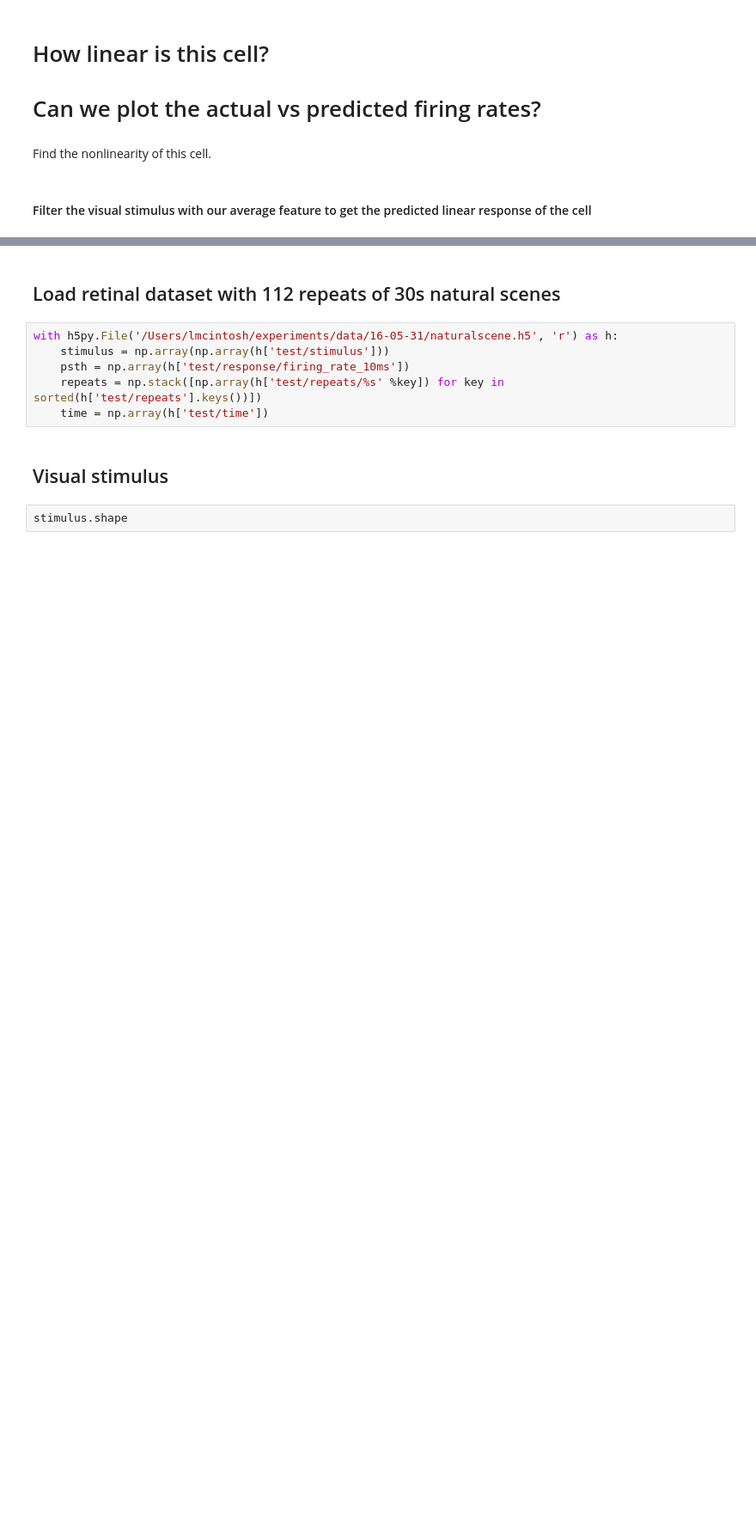
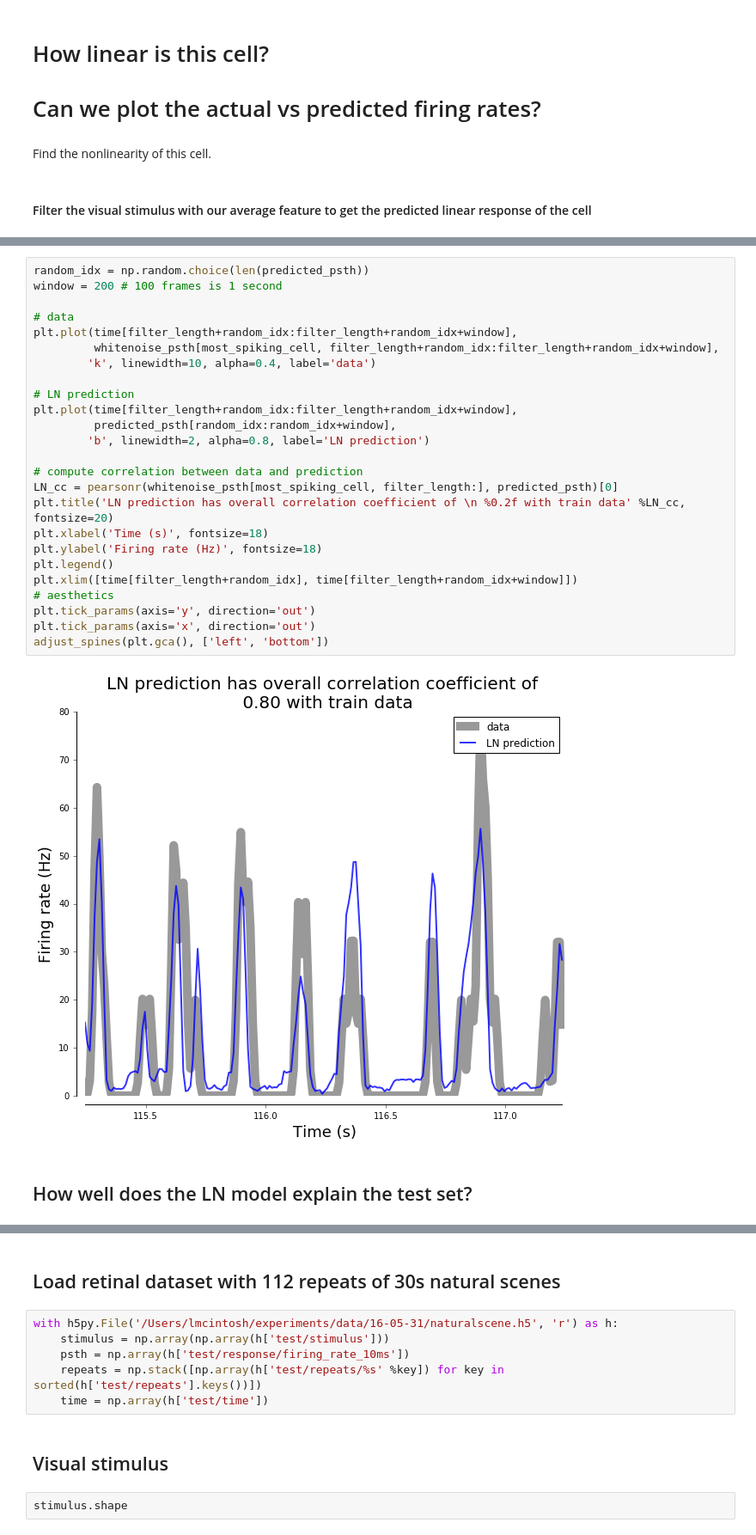
Before and after one commit to lmcintosh/deep-retina-tutorial, a Jupyter notebook: modeling retinal response variability.ipynb, the cells around one changed output, grey strips where cells are left out. Shown at 86% size. Drawn from its saved outputs; the diff is of its cells as text; blank space fills up the shorter version.

```diff
--- a/modeling retinal response variability.ipynb
+++ b/modeling retinal response variability.ipynb
@@ -179,0 +249,29 @@ filtered_stim.shape
+# %%
+random_idx = np.random.choice(len(predicted_psth))
+window = 200 # 100 frames is 1 second
+
+# data
+plt.plot(time[filter_length+random_idx:filter_length+random_idx+window],
+         whitenoise_psth[most_spiking_cell, filter_length+random_idx:filter_length+random_idx+window],
+        'k', linewidth=10, alpha=0.4, label='data')
+
+# LN prediction
+plt.plot(time[filter_length+random_idx:filter_length+random_idx+window],
+         predicted_psth[random_idx:random_idx+window],
+        'b', linewidth=2, alpha=0.8, label='LN prediction')
+
+# compute correlation between data and prediction
+LN_cc = pearsonr(whitenoise_psth[most_spiking_cell, filter_length:], predicted_psth)[0]
+plt.title('LN prediction has overall correlation coefficient of \n %0.2f with train data' %LN_cc, fontsize=20)
+plt.xlabel('Time (s)', fontsize=18)
+plt.ylabel('Firing rate (Hz)', fontsize=18)
+plt.legend()
+plt.xlim([time[filter_length+random_idx], time[filter_length+random_idx+window]])
+# aesthetics
+plt.tick_params(axis='y', direction='out')
+plt.tick_params(axis='x', direction='out')
+adjust_spines(plt.gca(), ['left', 'bottom'])
+# %% [output]
+[figure, added]
+# %% [markdown]
+## How well does the LN model explain the test set?
```
Also changed, not shown: parts of 23 cells of this notebook.
